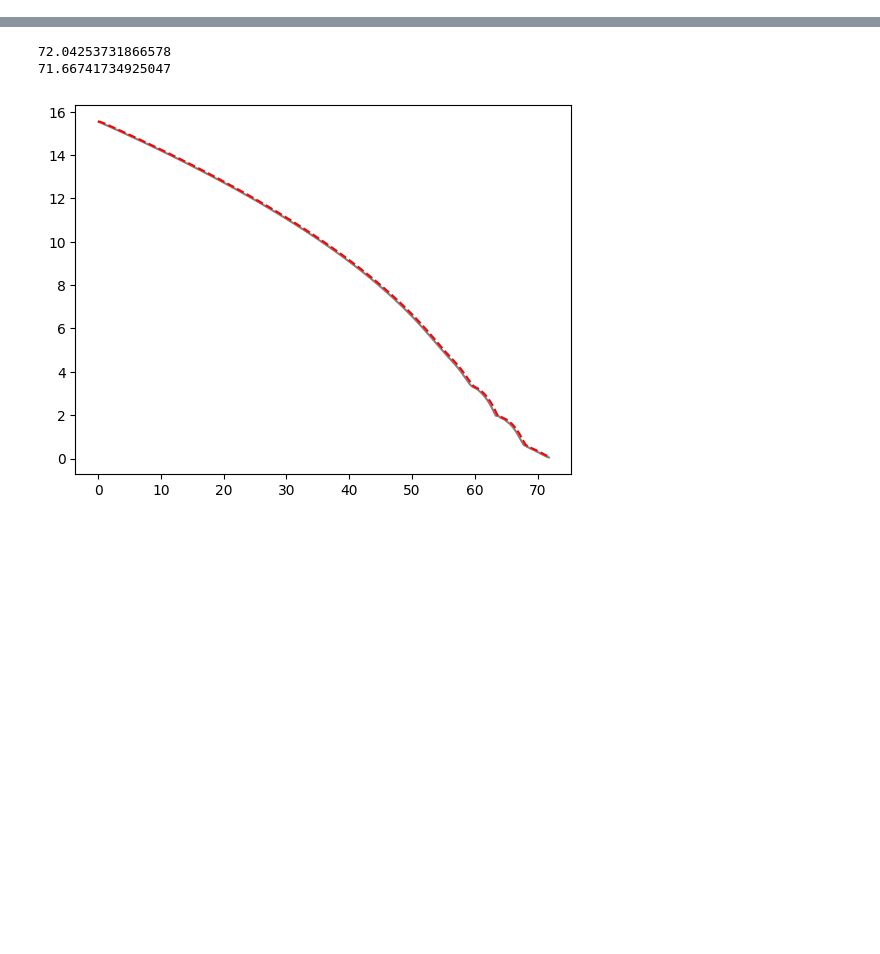
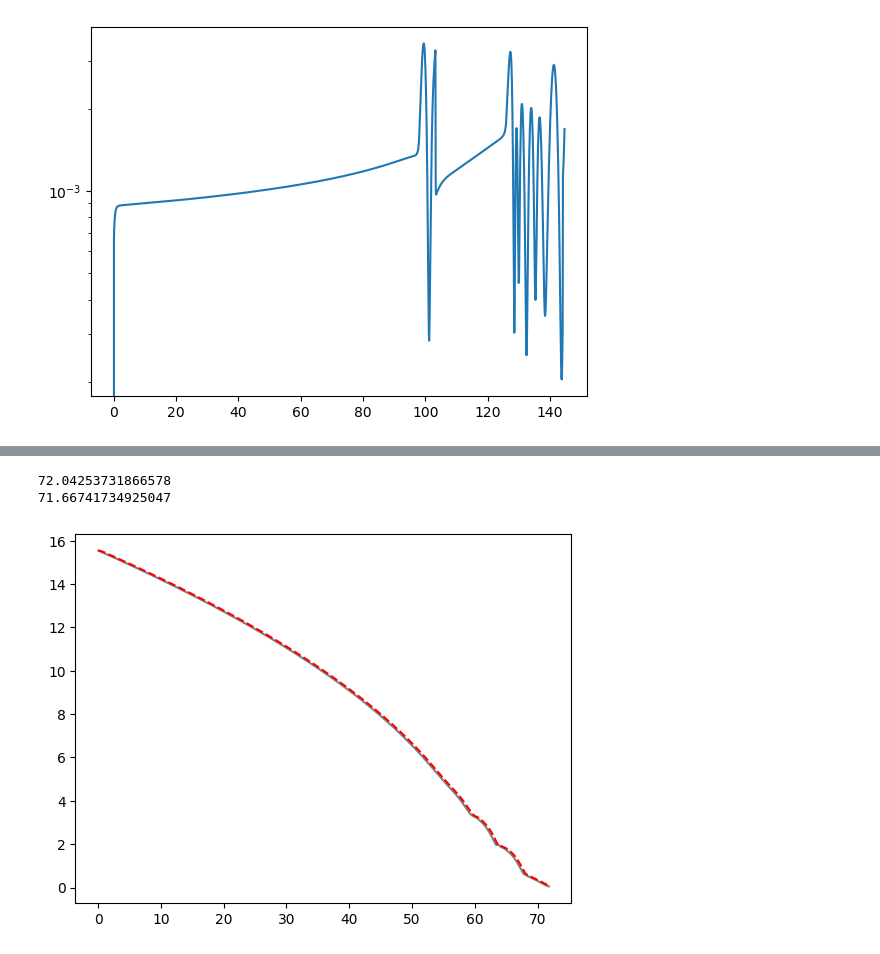
Before and after one commit to richard-von-eckardstein/GEFF, a Jupyter notebook: Testing.ipynb, the cells around one changed output, grey strips where cells are left out. Saved outputs shown, nothing was run; the diff lists cells and outputs as text; code cells hidden in the pictures; blank space fills up the shorter version.

```diff
--- a/Testing.ipynb
+++ b/Testing.ipynb
@@ -54,3 +58,8 @@ GEF1.SaveData()
+# %%
+plt.plot(sol.t, sol.y[-2,:])
+plt.yscale("log")
+# %% [output]
+[figure, added]
 # %%
 minval = 1
 maxval = 1
```
Also changed, not shown: parts of 9 cells of this notebook, 1 other file.
